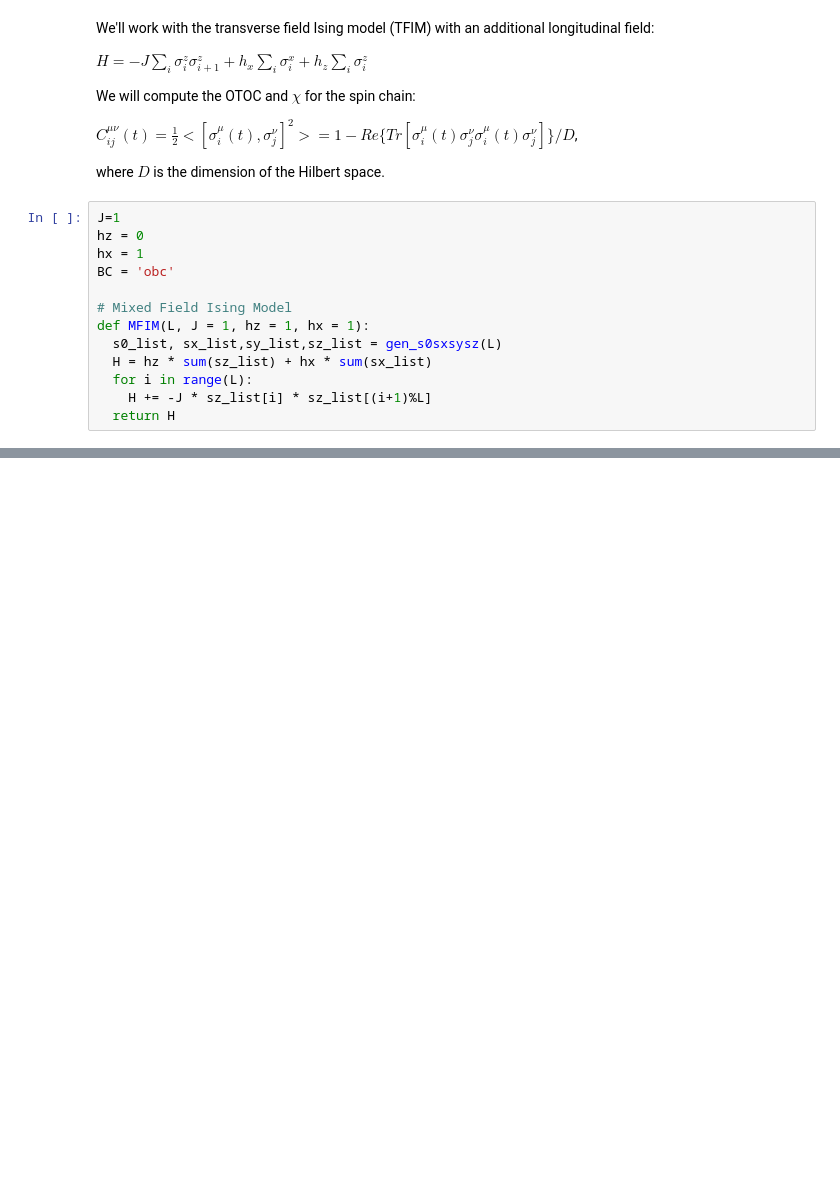
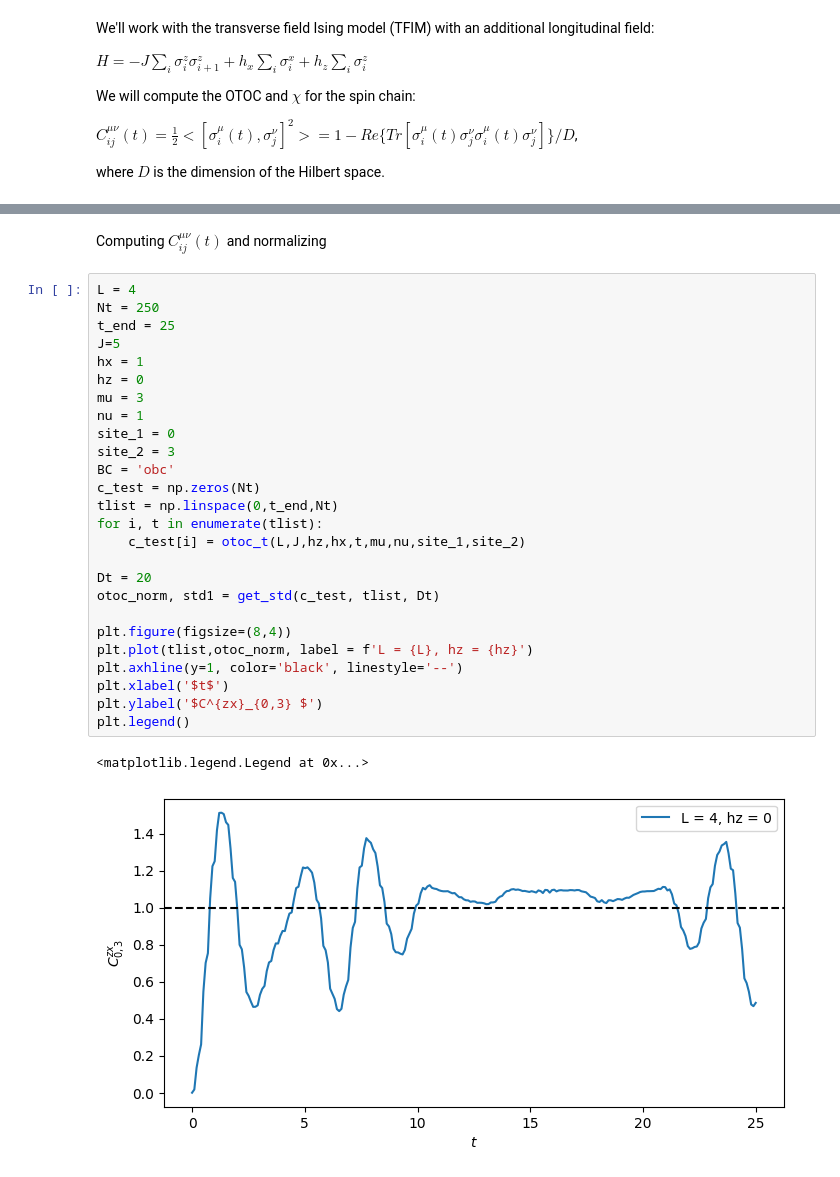
Before and after one commit to Kenji-Maeda/chaos, a Jupyter notebook: short spin chain.ipynb, the cells around one changed output, grey strips where cells are left out. Cells and saved outputs as stored; diff of their text form; blank space fills up the shorter version.

```diff
--- a/short spin chain.ipynb
+++ b/short spin chain.ipynb
@@ -85,17 +84,4 @@ We will compute the OTOC and $\chi$ for the spin chain:
 $C^{\mu\nu}_{ij}(t) = \frac{1}{2}<[\sigma^{\mu}_i(t),\sigma^{\nu}_j]^2> = 1-Re\{Tr[\sigma^{\mu}_i(t)\sigma^{\nu}_j\sigma^{\mu}_i(t)\sigma^{\nu}_j]\}/D$,
 
 where $D$ is the dimension of the Hilbert space.
-# %%
-J=1
-hz = 0
-hx = 1
-BC = 'obc'
-
-# Mixed Field Ising Model
-def MFIM(L, J = 1, hz = 1, hx = 1):
-  s0_list, sx_list,sy_list,sz_list = gen_s0sxsysz(L)
-  H = hz * sum(sz_list) + hx * sum(sx_list)
-  for i in range(L):
-    H += -J * sz_list[i] * sz_list[(i+1)%L]
-  return H
 # %%
@@ -134,5 +120,36 @@ def get_χ(otoc_list, tlist, te):
     std = np.sqrt(np.mean((time_window/np.mean(time_window))**2)-1)
 
     return otoc_norm, std
+# %% [markdown]
+Computing $C^{\mu\nu}_{ij}(t)$ and normalizing
+# %%
+L = 4
+Nt = 250
+t_end = 25
+J=5
+hx = 1
+hz = 0
+mu = 3
+nu = 1
+site_1 = 0
+site_2 = 3
+BC = 'obc'
+c_test = np.zeros(Nt)
+tlist = np.linspace(0,t_end,Nt)
+for i, t in enumerate(tlist):
+    c_test[i] = otoc_t(L,J,hz,hx,t,mu,nu,site_1,site_2)
+
+Dt = 20
+otoc_norm, std1 = get_std(c_test, tlist, Dt)
+
+plt.figure(figsize=(8,4))
+plt.plot(tlist,otoc_norm, label = f'L = {L}, hz = {hz}')
+plt.axhline(y=1, color='black', linestyle='--')
+plt.xlabel('$t$')
+plt.ylabel('$C^{zx}_{0,3} $')
+plt.legend()
+# %% [output]
+<matplotlib.legend.Legend at 0x...>
+[figure, added]
 # %%
 L = 4
```
Also changed, not shown: parts of 10 cells of this notebook.
